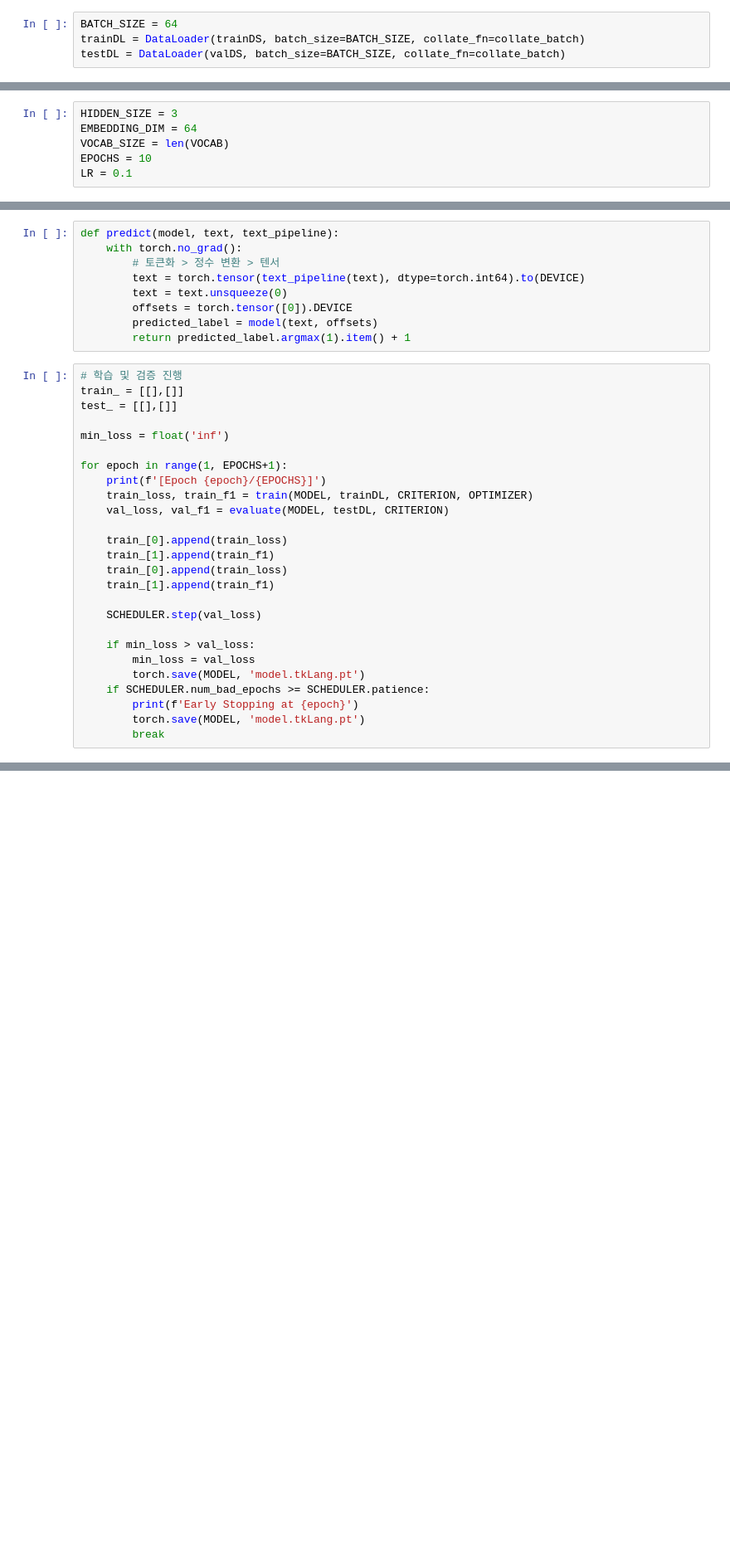
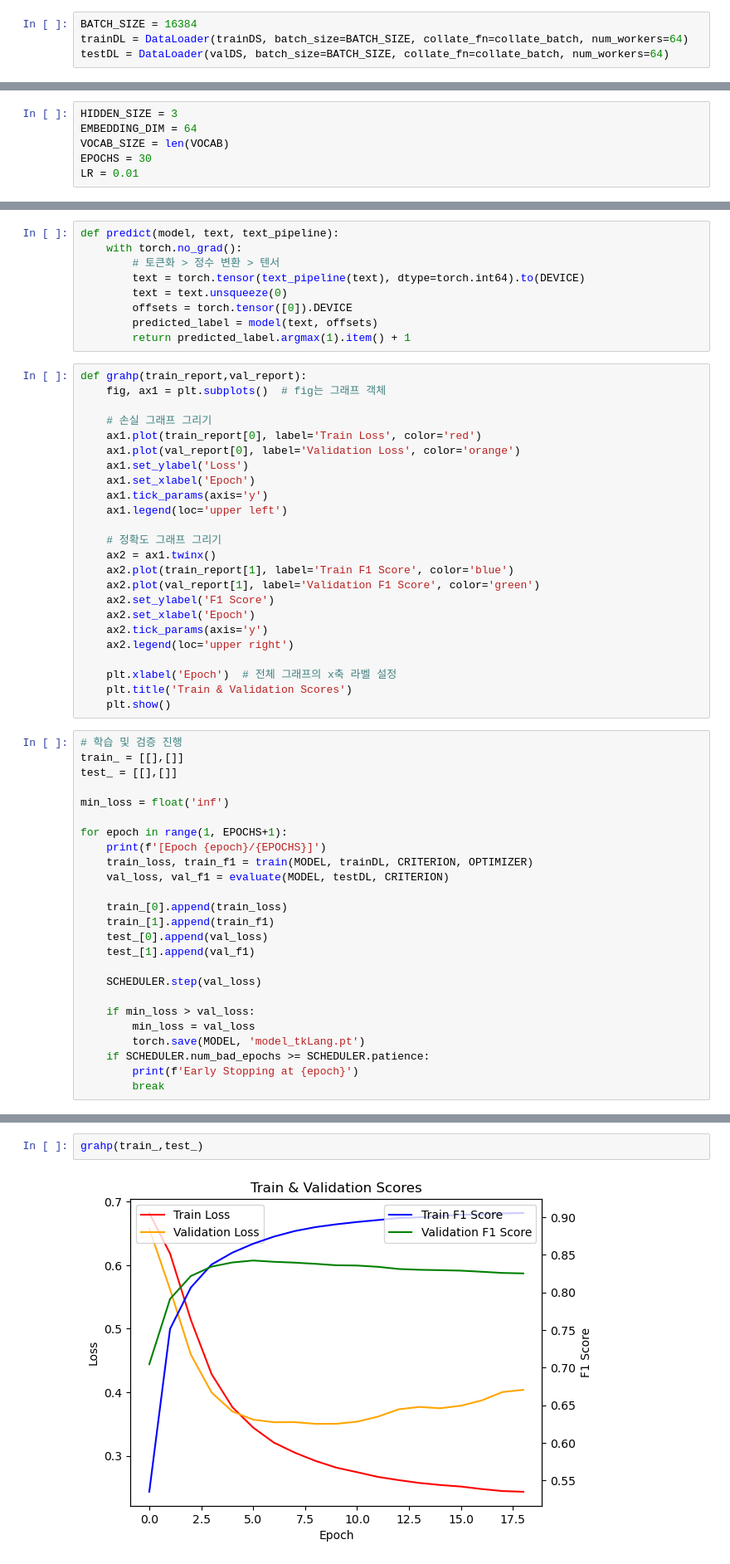
Before and after one commit to DongHyunKKK/KDT-5_NLPProject, a Jupyter notebook: PHJ/code.ipynb, the cells around one changed output, grey strips where cells are left out. Shown at 83% size. Saved outputs shown, nothing was run; the diff lists cells and outputs as text; blank space fills up the shorter version.

```diff
--- a/PHJ/code.ipynb
+++ b/PHJ/code.ipynb
@@ -146,9 +193,9 @@ def collate_batch(batch):
 
     return label_list.to(DEVICE), text_list.to(DEVICE), offsets.to(DEVICE)
 # %%
-BATCH_SIZE = 64
-trainDL = DataLoader(trainDS, batch_size=BATCH_SIZE, collate_fn=collate_batch)
-testDL = DataLoader(valDS, batch_size=BATCH_SIZE, collate_fn=collate_batch)
+BATCH_SIZE = 16384
+trainDL = DataLoader(trainDS, batch_size=BATCH_SIZE, collate_fn=collate_batch, num_workers=64)
+testDL = DataLoader(valDS, batch_size=BATCH_SIZE, collate_fn=collate_batch, num_workers=64)
 # %%
 NUM_CLASSE = 1
 VOCAB_SIZE = len(VOCAB)
@@ -179,8 +229,8 @@ class TextModel(nn.Module):
 HIDDEN_SIZE = 3
 EMBEDDING_DIM = 64
 VOCAB_SIZE = len(VOCAB)
-EPOCHS = 10
-LR = 0.1
+EPOCHS = 30
+LR = 0.01
 # %%
 # 학습 관련 인스턴스
 MODEL = TextModel(VOCAB_SIZE, EMBEDDING_DIM, HIDDEN_SIZE, NUM_CLASSE).to(DEVICE)
@@ -258,6 +308,30 @@ def predict(model, text, text_pipeline):
         offsets = torch.tensor([0]).DEVICE
         predicted_label = model(text, offsets)
         return predicted_label.argmax(1).item() + 1
+# %%
+def grahp(train_report,val_report):
+    fig, ax1 = plt.subplots()  # fig는 그래프 객체
+
+    # 손실 그래프 그리기
+    ax1.plot(train_report[0], label='Train Loss', color='red')
+    ax1.plot(val_report[0], label='Validation Loss', color='orange')
+    ax1.set_ylabel('Loss')
+    ax1.set_xlabel('Epoch')
+    ax1.tick_params(axis='y')
+    ax1.legend(loc='upper left')
+
+    # 정확도 그래프 그리기
+    ax2 = ax1.twinx()
+    ax2.plot(train_report[1], label='Train F1 Score', color='blue')
+    ax2.plot(val_report[1], label='Validation F1 Score', color='green')
+    ax2.set_ylabel('F1 Score')
+    ax2.set_xlabel('Epoch')
+    ax2.tick_params(axis='y')
+    ax2.legend(loc='upper right')
+
+    plt.xlabel('Epoch')  # 전체 그래프의 x축 라벨 설정
+    plt.title('Train & Validation Scores')
+    plt.show()
 # %%
 # 학습 및 검증 진행
 train_ = [[],[]]
@@ -272,16 +346,15 @@ for epoch in range(1, EPOCHS+1):
 
     train_[0].append(train_loss)
     train_[1].append(train_f1)
-    train_[0].append(train_loss)
-    train_[1].append(train_f1)
+    test_[0].append(val_loss)
+    test_[1].append(val_f1)
 
     SCHEDULER.step(val_loss)
 
     if min_loss > val_loss:
         min_loss = val_loss
-        torch.save(MODEL, 'model.tkLang.pt')
+        torch.save(MODEL, 'model_tkLang.pt')
     if SCHEDULER.num_bad_epochs >= SCHEDULER.patience:
         print(f'Early Stopping at {epoch}')
-        torch.save(MODEL, 'model.tkLang.pt')
         break
 # %% [output]
@@ -301,0 +378,4 @@ KeyboardInterrupt:
+# %%
+grahp(train_,test_)
+# %% [output]
+[figure, added]
```
Also changed, not shown: parts of 23 cells of this notebook, 1 other file.
